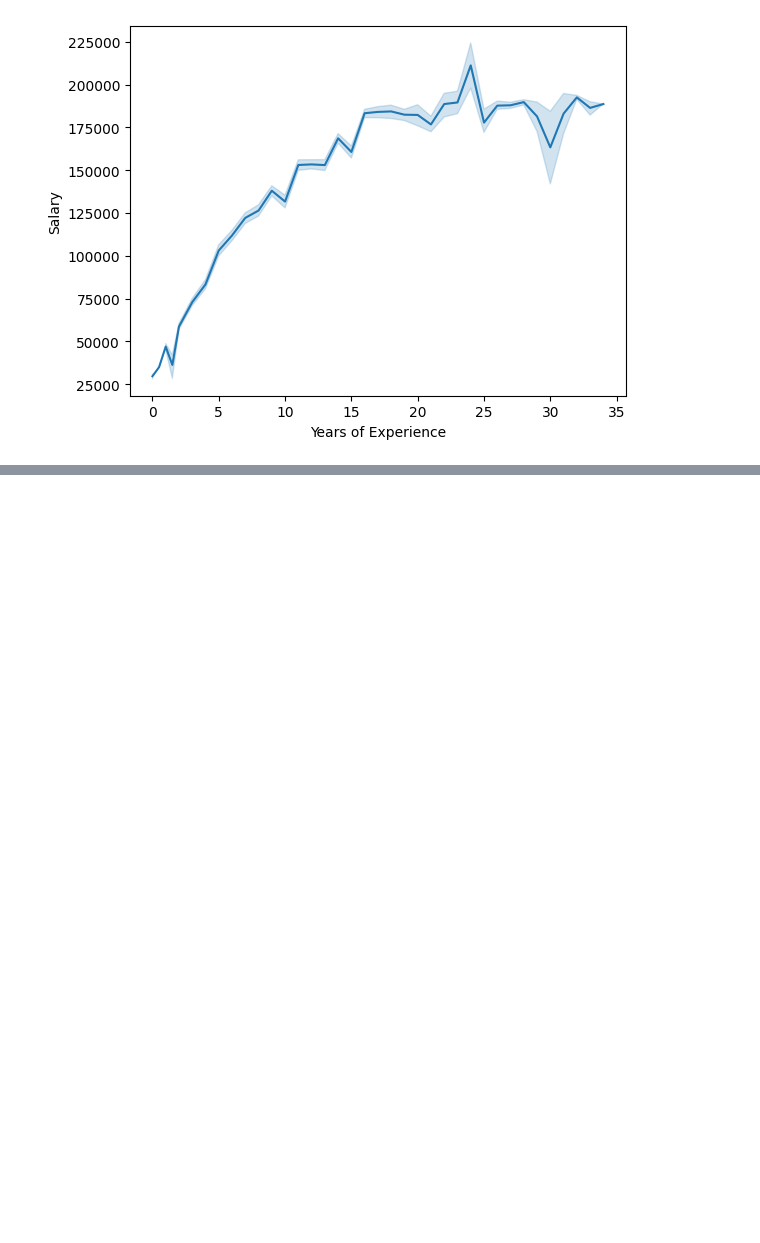
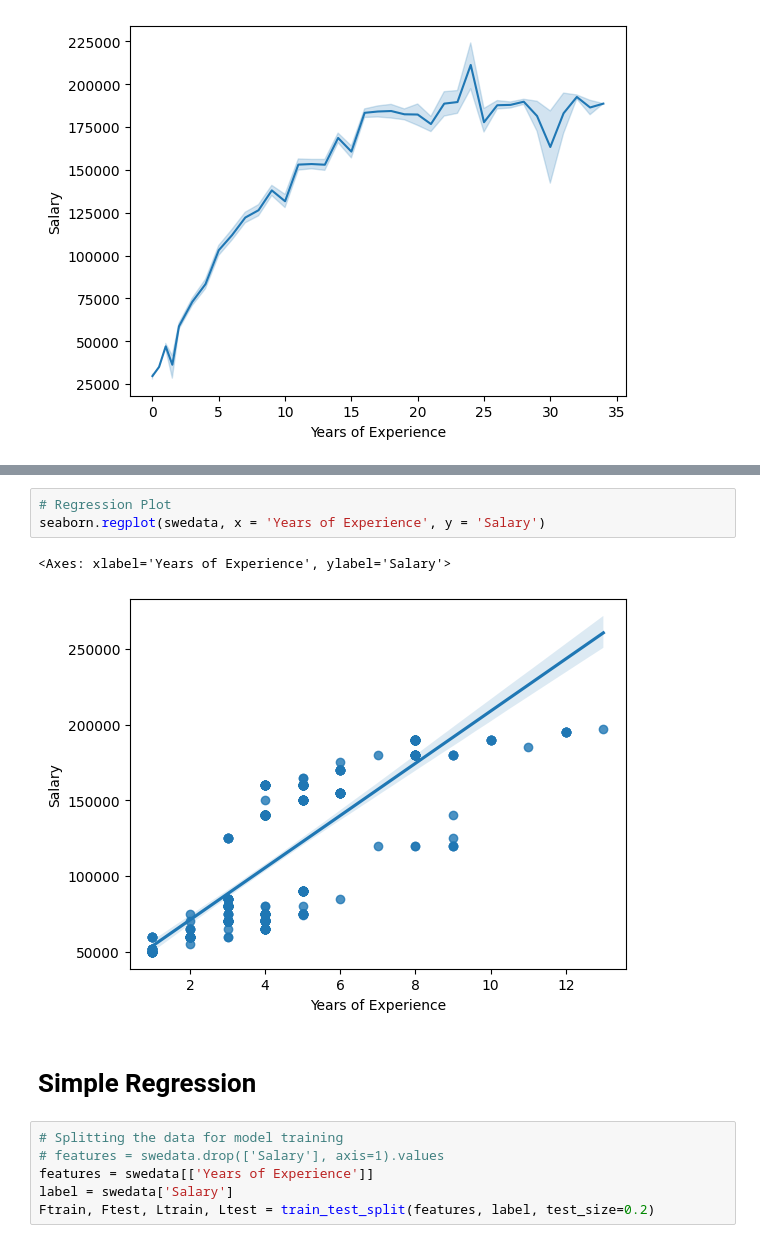
Before and after one commit to SamRB-dev/KaggleProjects, a Jupyter notebook: software-engineer-salary-prediction.ipynb, the cells around one changed output, grey strips where cells are left out. Cells and saved outputs as stored; diff of their text form; blank space fills up the shorter version.

```diff
--- a/software-engineer-salary-prediction.ipynb
+++ b/software-engineer-salary-prediction.ipynb
@@ -143,0 +180,14 @@ Name: Job Title, Length: 6698, dtype: object
+# %%
+# Regression Plot
+seaborn.regplot(swedata, x = 'Years of Experience', y = 'Salary')
+# %% [output]
+<Axes: xlabel='Years of Experience', ylabel='Salary'>
+[figure, added]
+# %% [markdown]
+# Simple Regression
+# %%
+# Splitting the data for model training
+# features = swedata.drop(['Salary'], axis=1).values
+features = swedata[['Years of Experience']]
+label = swedata['Salary']
+Ftrain, Ftest, Ltrain, Ltest = train_test_split(features, label, test_size=0.2)
```
Also changed, not shown: parts of 13 cells of this notebook.
